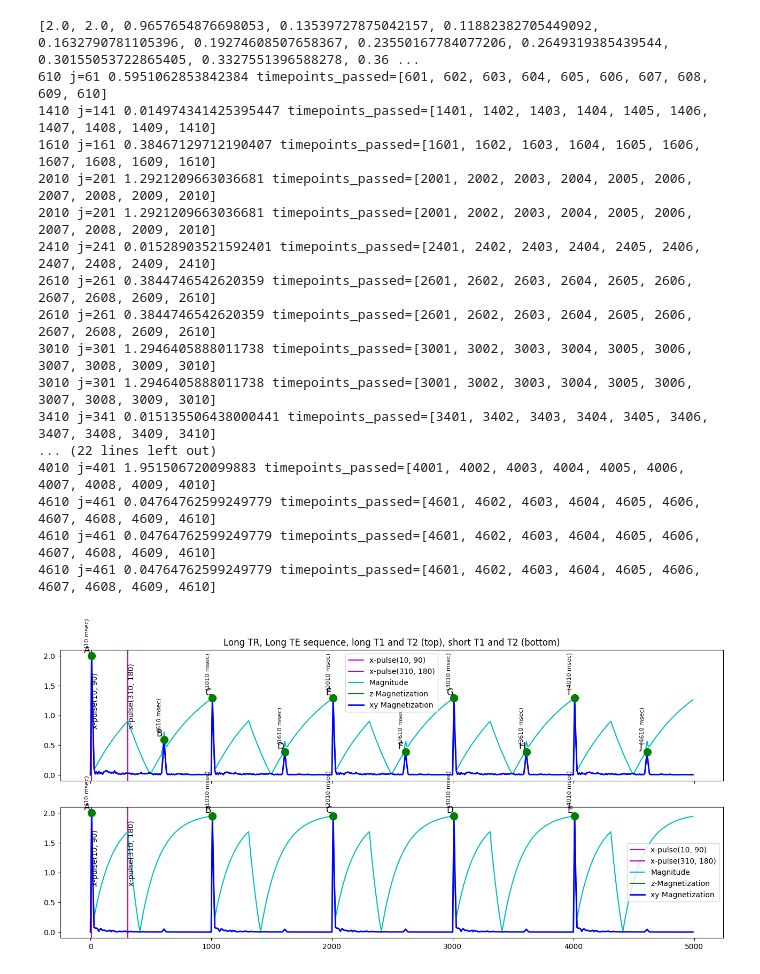
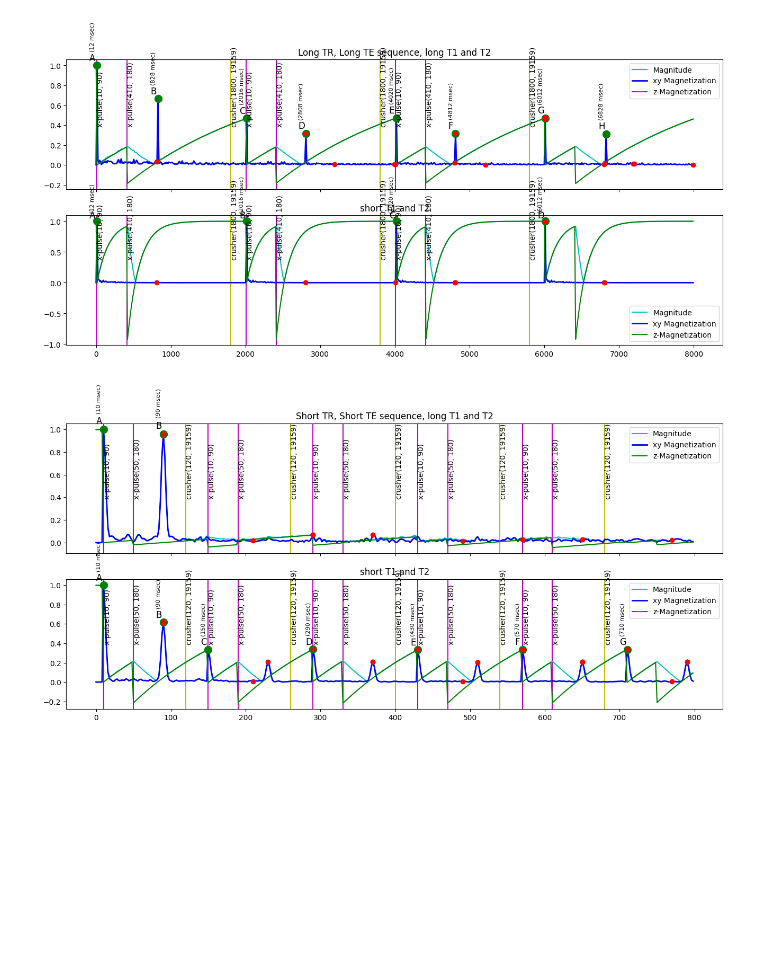
Before and after one commit to dbonekamp/spin_simulation, a Jupyter notebook: spin_simulation/relaxation.ipynb, the cells around one changed output. Saved outputs shown, nothing was run; the diff lists cells and outputs as text; code cells hidden in the pictures; blank space fills up the shorter version.

```diff
--- a/spin_simulation/relaxation.ipynb
+++ b/spin_simulation/relaxation.ipynb
@@ -10,7 +10,7 @@ plt.rcParams["figure.figsize"] = (12, 9) #if your plots turn out too large or sm
 # %%
 larmor_frequency = 64.0e6 #Hz
 offset_frequency = 4.7e-6 * larmor_frequency
-stdev_offset = 0.3e-6 * larmor_frequency
+stdev_offset = 0.9e-6 * larmor_frequency
 stdev_larmor = 0.2e-6 #ppm
 # %%
 v = sim.Vector(3,1,1)
@@ -39,0 +57,7 @@ Frequency = 64000000.0, vector = (0.0, -1.0006255976251778e-16, -0.6341456137750
+# %%
+plt.rcParams["figure.figsize"] = (16, 7) #if your plots turn out too large or small, adjust this
+pulseSequence.plotWithSignal(signal_list)
+#pulseSequence.load(signal_list)
+pulseSequence.determineHeightOfExpectedPeaks()
+pulseSequence.showPeakLabels()
+# print(pulseSequence.expected_peaks)
@@ -40,13 +66,13 @@ Frequency = 64000000.0, vector = (0.0, -1.0006255976251778e-16, -0.6341456137750
 # %%
 number_spins = 1000
-timepoints = range(0,5000,10)
-
-base_relaxation = 0.002
+timepoints_longTR_longTE = range(0,8000,12)
+timepoints_shortTR_shortTE = range(0,800,2)
+base_relaxation = 0.0005
 
 spins_long_T1_T2 = sim.Spinensemble(number_spins, offset_frequency, stdev_offset)
 spins_long_T1_T2.set_relaxation(base_relaxation)
 
-TR_factor = 3.0
+TR_factor = 12.0
 TE_factor = 3.0
-spins_short_T1_T2 = sim.Spinensemble(number_spins, offset_frequency*TE_factor, stdev_offset)
+spins_short_T1_T2 = sim.Spinensemble(number_spins, offset_frequency, stdev_offset*TE_factor)
 spins_short_T1_T2.set_relaxation(base_relaxation*TR_factor)
@@ -103,0 +79,8 @@ applying x-pulse(310, 180)
+# %%
+pulseSequence_longTR_longTE = sim.PulseSequence()
+pulseSequence_longTR_longTE.add(sim.Pulse("x-pulse", 10, 90))
+pulseSequence_longTR_longTE.add(sim.Pulse("x-pulse", 410, 180)) #echo expected at 810
+pulseSequence_longTR_longTE.add(sim.Pulse("crusher", 1800, 19159)) #crusher gradient
+pulseSequence_longTR_longTE.setTR(2000)
+signalList_long_T1_T2_longTR_longTE = pulseSequence_longTR_longTE.simulate(spins_long_T1_T2, timepoints_longTR_longTE)
+signalList_short_T1_T2_longTR_longTE = pulseSequence_longTR_longTE.simulate(spins_short_T1_T2, timepoints_longTR_longTE)
@@ -104,60 +95,44 @@ applying x-pulse(310, 180)
 # %%
-
 plt.rcParams["figure.figsize"] = (16, 7) #if your plots turn out too large or small, adjust this
 
 f, (ax1, ax2) = plt.subplots(2, 1, sharex=True)
-ax1.set_title('Long TR, Long TE sequence, long T1 and T2 (top), short T1 and T2 (bottom)')
+ax1.set_title('Long TR, Long TE sequence, long T1 and T2')
+ax2.set_title('short T1 and T2')
 
 pulseSequence_longTR_longTE.setAx(ax1)
 pulseSequence_longTR_longTE.plotWithSignal(signalList_long_T1_T2_longTR_longTE)
 pulseSequence_longTR_longTE.load(signalList_long_T1_T2_longTR_longTE)
 pulseSequence_longTR_longTE.determineHeightOfExpectedPeaks()
 pulseSequence_longTR_longTE.showPeakLabels()
-# print(pulseSequence.expected_peaks)
-# print(signal_over_time[2]) #peaks
-#pulseSequence.showExpectedPeaks()
+pulseSequence_longTR_longTE.showExpectedPeaks(text = False)
 
 pulseSequence_longTR_longTE.setAx(ax2)
 pulseSequence_longTR_longTE.plotWithSignal(signalList_short_T1_T2_longTR_longTE)
 pulseSequence_longTR_longTE.load(signalList_short_T1_T2_longTR_longTE)
 pulseSequence_longTR_longTE.determineHeightOfExpectedPeaks()
 pulseSequence_longTR_longTE.showPeakLabels()
+pulseSequence_longTR_longTE.showExpectedPeaks(text = False)
 # %% [output]
-[2.0, 2.0, 0.9657654876698053, 0.13539727875042157, 0.11882382705449092, 0.1632790781105396, 0.19274608507658367, 0.23550167784077206, 0.2649319385439544, 0.30155053722865405, 0.3327551396588278, 0.36 ...
-610 j=61 0.5951062853842384 timepoints_passed=[601, 602, 603, 604, 605, 606, 607, 608, 609, 610]
-1410 j=141 0.014974341425395447 timepoints_passed=[1401, 1402, 1403, 1404, 1405, 1406, 1407, 1408, 1409, 1410]
-1610 j=161 0.38467129712190407 timepoints_passed=[1601, 1602, 1603, 1604, 1605, 1606, 1607, 1608, 1609, 1610]
-2010 j=201 1.2921209663036681 timepoints_passed=[2001, 2002, 2003, 2004, 2005, 2006, 2007, 2008, 2009, 2010]
-2010 j=201 1.2921209663036681 timepoints_passed=[2001, 2002, 2003, 2004, 2005, 2006, 2007, 2008, 2009, 2010]
-2410 j=241 0.01528903521592401 timepoints_passed=[2401, 2402, 2403, 2404, 2405, 2406, 2407, 2408, 2409, 2410]
-2610 j=261 0.3844746542620359 timepoints_passed=[2601, 2602, 2603, 2604, 2605, 2606, 2607, 2608, 2609, 2610]
-2610 j=261 0.3844746542620359 timepoints_passed=[2601, 2602, 2603, 2604, 2605, 2606, 2607, 2608, 2609, 2610]
-3010 j=301 1.2946405888011738 timepoints_passed=[3001, 3002, 3003, 3004, 3005, 3006, 3007, 3008, 3009, 3010]
-3010 j=301 1.2946405888011738 timepoints_passed=[3001, 3002, 3003, 3004, 3005, 3006, 3007, 3008, 3009, 3010]
-3410 j=341 0.015135506438000441 timepoints_passed=[3401, 3402, 3403, 3404, 3405, 3406, 3407, 3408, 3409, 3410]
-... (22 lines left out)
-4010 j=401 1.951506720099883 timepoints_passed=[4001, 4002, 4003, 4004, 4005, 4006, 4007, 4008, 4009, 4010]
-4610 j=461 0.04764762599249779 timepoints_passed=[4601, 4602, 4603, 4604, 4605, 4606, 4607, 4608, 4609, 4610]
-4610 j=461 0.04764762599249779 timepoints_passed=[4601, 4602, 4603, 4604, 4605, 4606, 4607, 4608, 4609, 4610]
-4610 j=461 0.04764762599249779 timepoints_passed=[4601, 4602, 4603, 4604, 4605, 4606, 4607, 4608, 4609, 4610]
-[figure, old version]
+[figure, new version]
 # %%
 plt.rcParams["figure.figsize"] = (16, 7) #if your plots turn out too large or small, adjust this
 
 f, (ax1, ax2) = plt.subplots(2, 1, sharex=True)
-ax1.set_title('Short TR, Short TE sequence, long T1 and T2 (top), short T1 and T2 (bottom)')
+ax1.set_title('Short TR, Short TE sequence, long T1 and T2')
+ax2.set_title('short T1 and T2')
 
 pulseSequence_shortTR_shortTE.setAx(ax1)
 pulseSequence_shortTR_shortTE.plotWithSignal(signalList_long_T1_T2_shortTR_shortTE)
-pulseSequence_shortTR_shortTE.load(signalList_long_T1_T2_longTR_longTE)
+pulseSequence_shortTR_shortTE.load(signalList_long_T1_T2_shortTR_shortTE)
 pulseSequence_shortTR_shortTE.determineHeightOfExpectedPeaks()
 pulseSequence_shortTR_shortTE.showPeakLabels()
-# print(pulseSequence.expected_peaks)
-# print(signal_over_time[2]) #peaks
-#pulseSequence.showExpectedPeaks()
+pulseSequence_shortTR_shortTE.showExpectedPeaks(text = False)
 
 pulseSequence_shortTR_shortTE.setAx(ax2)
 pulseSequence_shortTR_shortTE.plotWithSignal(signalList_short_T1_shortTR_shortTE)
-pulseSequence_shortTR_shortTE.load(signalList_short_T1_T2_longTR_longTE)
+pulseSequence_shortTR_shortTE.load(signalList_short_T1_shortTR_shortTE)
 pulseSequence_shortTR_shortTE.determineHeightOfExpectedPeaks()
 pulseSequence_shortTR_shortTE.showPeakLabels()
+pulseSequence_shortTR_shortTE.showExpectedPeaks(text = False)
+# %% [output]
+[figure, added]
```
Also changed, not shown: parts of 6 cells of this notebook, 1 other file.
